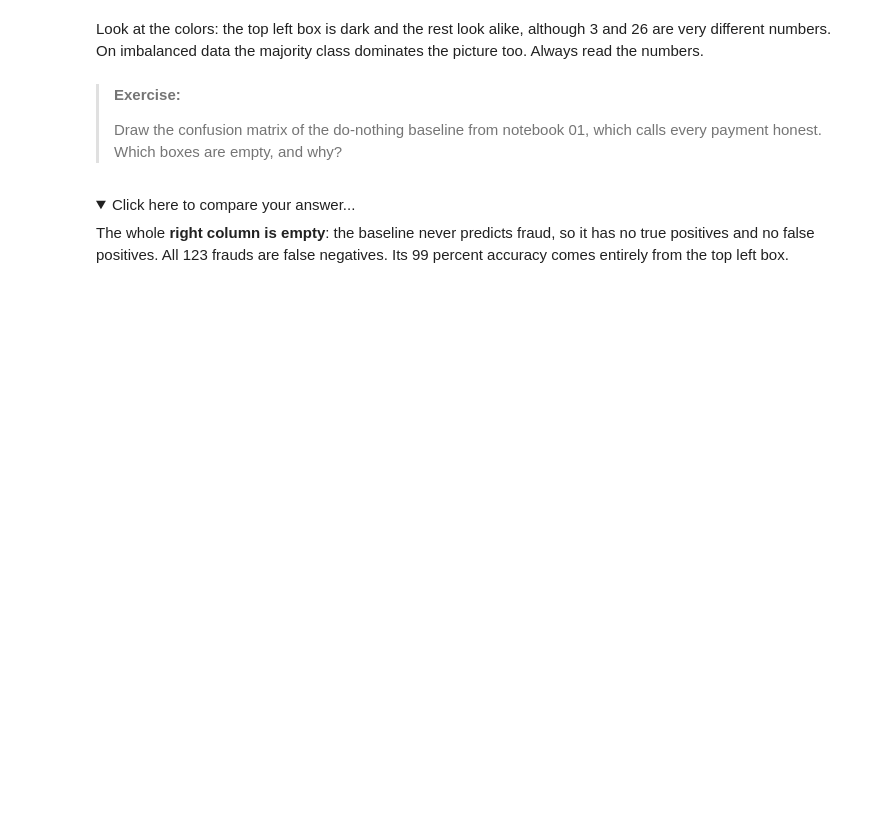
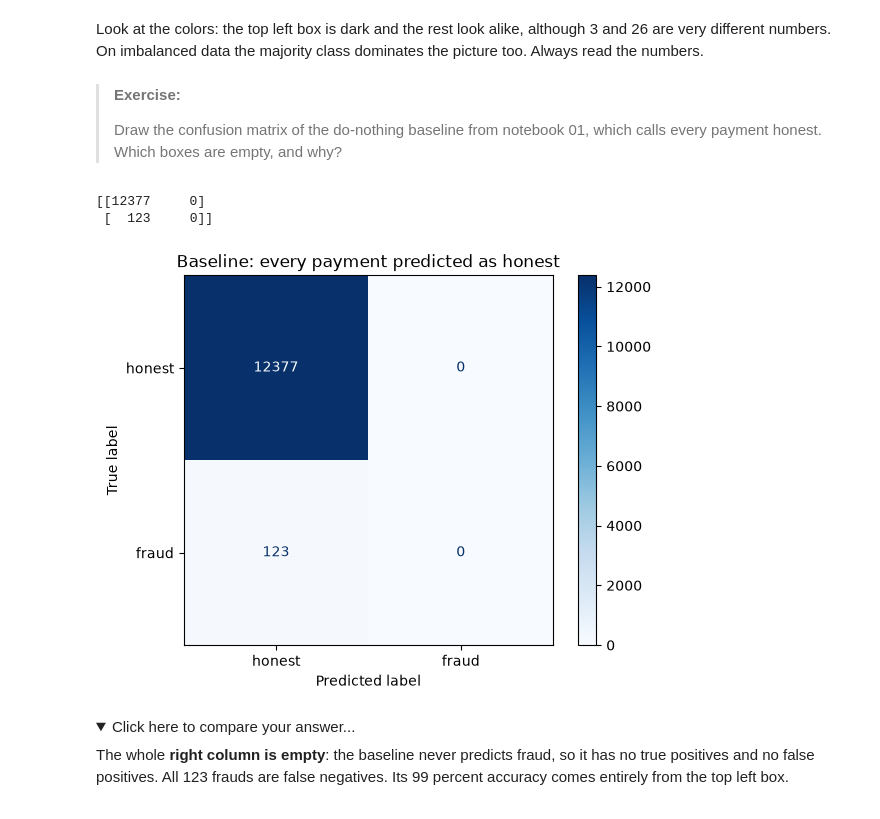
Before and after one commit to archanadata12-collab/Class_Imbalance, a Jupyter notebook: 02_confusion_matrix.ipynb, the cells around one changed output. Cells and saved outputs as stored; diff of their text form; code cells hidden in the pictures; folded sections open; blank space fills up the shorter version.

Commit message:
Update confusion files

```diff
--- a/02_confusion_matrix.ipynb
+++ b/02_confusion_matrix.ipynb
@@ -96,6 +115,24 @@ too. Always read the numbers.
 > payment honest. Which boxes are empty, and why?
 # %%
 # your code: the confusion matrix of the baseline
+# Baseline: predict every payment as honest (0)
+y_pred_baseline = np.zeros(len(y_test), dtype=int)
+
+print(confusion_matrix(y_test, y_pred_baseline, labels=[0, 1]))
+
+ConfusionMatrixDisplay.from_predictions(
+    y_test,
+    y_pred_baseline,
+    labels=[0, 1],
+    display_labels=["honest", "fraud"],
+    cmap="Blues"
+)
+plt.title("Baseline: every payment predicted as honest")
+plt.show()
+# %% [output]
+[[12377     0]
+ [  123     0]]
+[figure, added]
 # %% [markdown]
 <details><summary>
 Click here to compare your answer...
```
Also changed, not shown: parts of 3 cells of this notebook.
